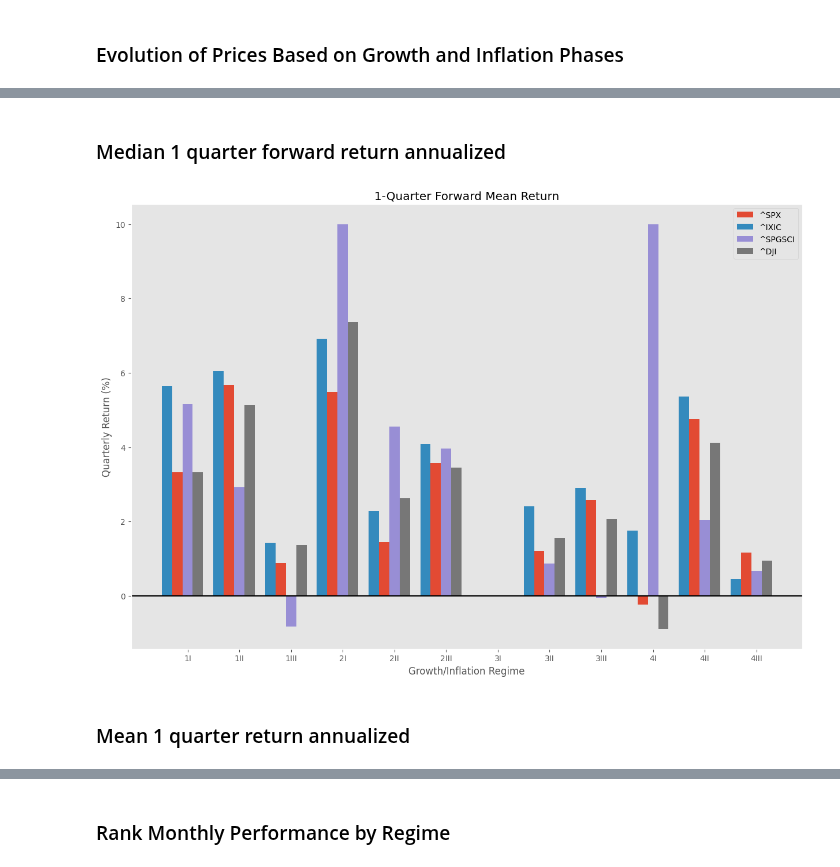
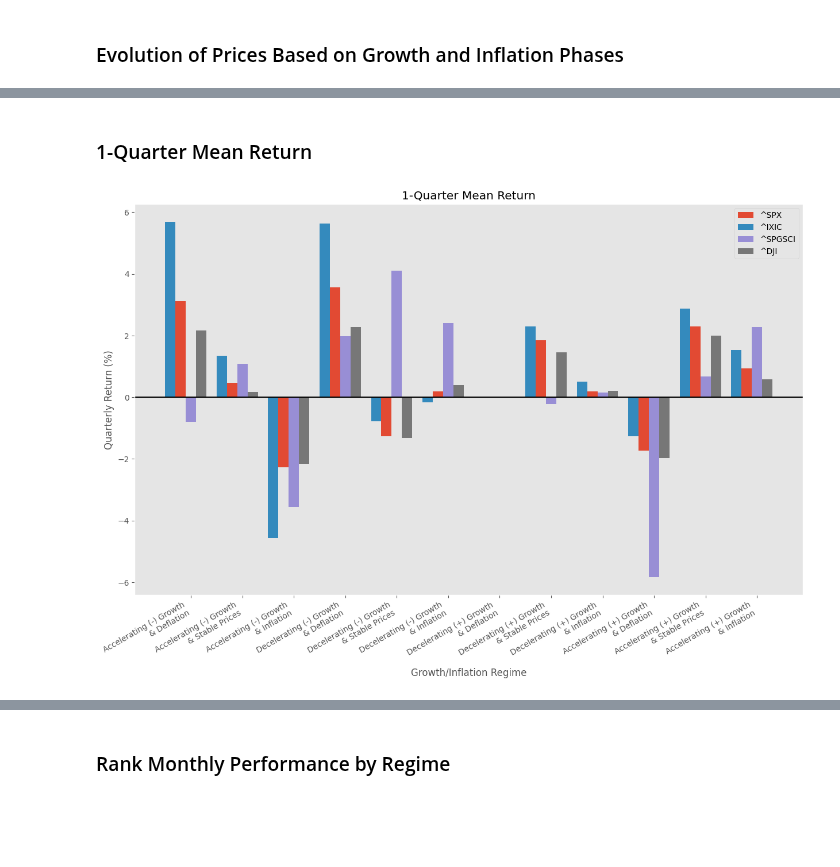
Before and after one commit to PatrickHLewis/Macro-Dashboard, a Jupyter notebook: Macro_Dashboard/Asset_Allocation/Tactical/Business_Cycle_Quarterly.ipynb, the cells around one changed output, grey strips where cells are left out. Cells and saved outputs as stored; diff of their text form; code cells hidden in the pictures; blank space fills up the shorter version.

```diff
--- a/Macro_Dashboard/Asset_Allocation/Tactical/Business_Cycle_Quarterly.ipynb
+++ b/Macro_Dashboard/Asset_Allocation/Tactical/Business_Cycle_Quarterly.ipynb
@@ -58,7 +58,7 @@ cpi_conditions = [
 ]
 # %%
 cpi_conditions = [
-    (data['CPIAUCSL'])>=2,
+    (data['CPIAUCSL'])>2,
     (data['CPIAUCSL'])<0
 ]
 
@@ -116,10 +116,11 @@ assets = assets[~assets.index.duplicated(keep='first')]
 assets.index = pd.to_datetime(assets.index)
 assets.index = assets.index + pd.offsets.MonthEnd()
 assets_m = assets
-assets = assets.resample(rule='Q').last()
 # %%
 assets_ret = (((assets / assets.shift(1))-1)*100)
 assets_ret_fwd = (((assets.shift(-1)/assets)-1)*100)
+
+assets = assets.resample(rule='Q').mean()
 # %%
 for i in assets_ret.columns:
     assets_ret.loc[assets_ret[i] < -15, i] = -15
@@ -162,3 +158,8 @@ regime=['(-) Growth and Falling & Deflation', '(-) Growth and Falling & Neutral
+# %%
+regime=['Accelerating (-) Growth\n& Deflation', 'Accelerating (-) Growth\n& Stable Prices','Accelerating (-) Growth\n& Inflation',
+         'Decelerating (-) Growth\n& Deflation', 'Decelerating (-) Growth\n& Stable Prices','Decelerating (-) Growth\n& Inflation',
+         'Decelerating (+) Growth\n& Deflation', 'Decelerating (+) Growth\n& Stable Prices','Decelerating (+) Growth\n& Inflation',
+         'Accelerating (+) Growth\n& Deflation', 'Accelerating (+) Growth\n& Stable Prices','Accelerating (+) Growth\n& Inflation']
 # %%
 counts = assets_regime['growth_inflation_regime'].value_counts()/len(assets_regime['growth_inflation_regime'])*100
 countsdf = pd.DataFrame(counts)
@@ -256,31 +257,31 @@ for y in [y1, y2, y3, y4]:
-# %% [markdown]
-### Median 1 quarter forward return annualized
+# %% [markdown]
+### 1-Quarter Mean Return
 # %%
-x1 = np.arange(len(assets_perf_fwd))
+x1 = np.arange(len(assets_perf))
 
-y1 = assets_perf_fwd.iloc[:,0]
-y2 = assets_perf_fwd.iloc[:,1]
-y3 = assets_perf_fwd.iloc[:,2]
-y4 = assets_perf_fwd.iloc[:,3]
-y5 = assets_perf_fwd.iloc[:,4]
-plt.figure(figsize=(15,10))
+y1 = assets_perf.iloc[:,0]
+y2 = assets_perf.iloc[:,1]
+y3 = assets_perf.iloc[:,2]
+y4 = assets_perf.iloc[:,3]
+y5 = assets_perf.iloc[:,4]
+
+fig, ax = plt.subplots(figsize=(15,10))
 width = 0.2
-plt.bar(x1-0.2, y1, width, label = y1.name)
-plt.bar(x1-0.4, y2, width, label = y2.name)
-plt.bar(x1, y3, width, label = y3.name)
-plt.bar(x1+0.2, y4, width, label = y4.name)
-plt.xticks(x1, assets_perf_fwd.index )
-plt.axhline(y = 0, color = 'black')
+ax.bar(x1-0.2, y1, width, label = y1.name)
+ax.bar(x1-0.4, y2, width, label = y2.name)
+ax.bar(x1, y3, width, label = y3.name)
+ax.bar(x1+0.2, y4, width, label = y4.name)
+plt.xticks(x1, regime )
+ax.axhline(y = 0, color = 'black')
 plt.xlabel('Growth/Inflation Regime')
 plt.ylabel('Quarterly Return (%)')
-plt.title('1-Quarter Forward Mean Return')
+plt.title('1-Quarter Mean Return')
 #plt.plot(y6)
 #plt.plot(y7)
 #plt.plot(y8)
+fig.autofmt_xdate()
 plt.grid(False)
 plt.legend(labelcolor='black')
 plt.show()
 # %% [output]
-[figure, old version]
+[figure, new version]
-# %% [markdown]
-### Mean 1 quarter return annualized
```
Also changed, not shown: parts of 8 cells of this notebook, 6 other files.
